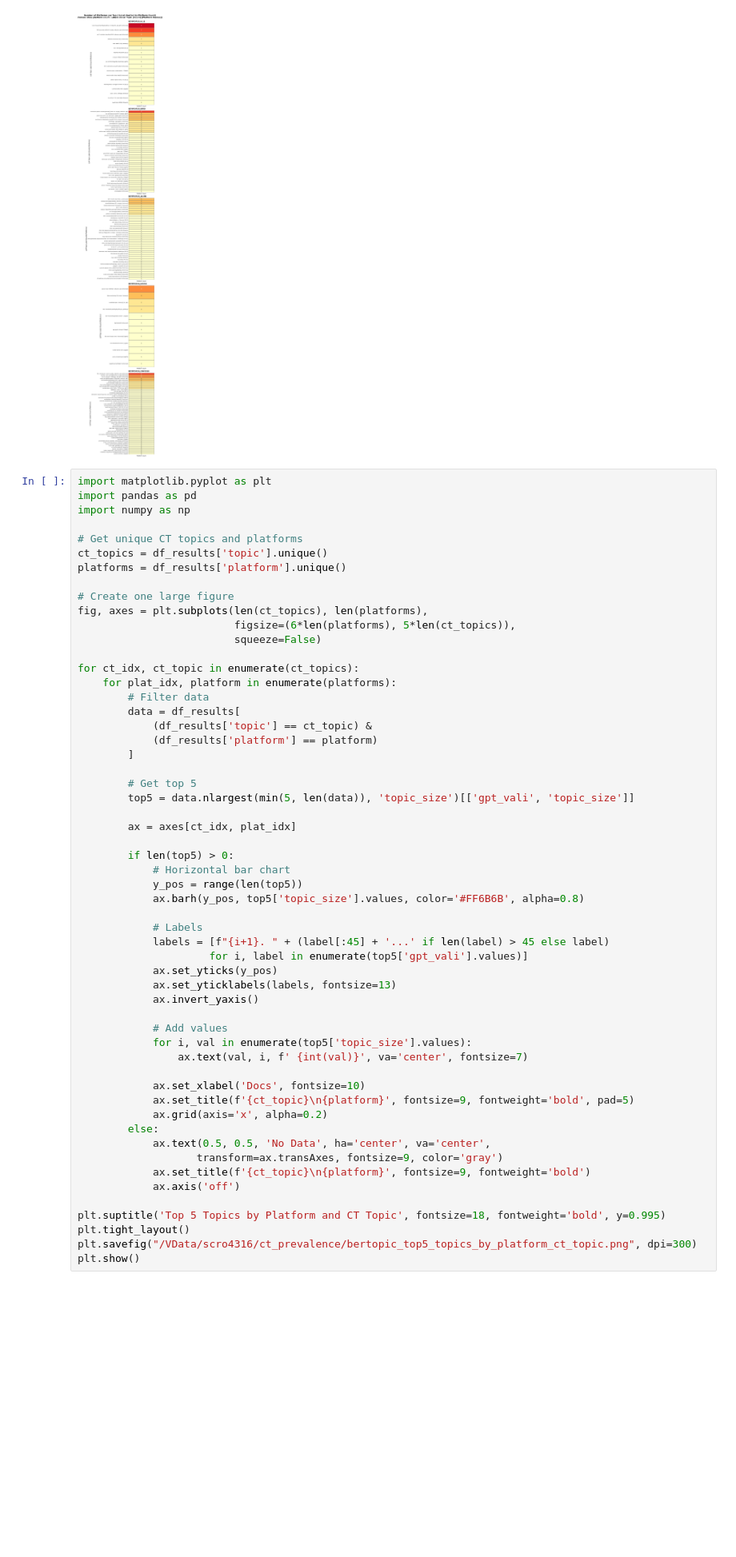
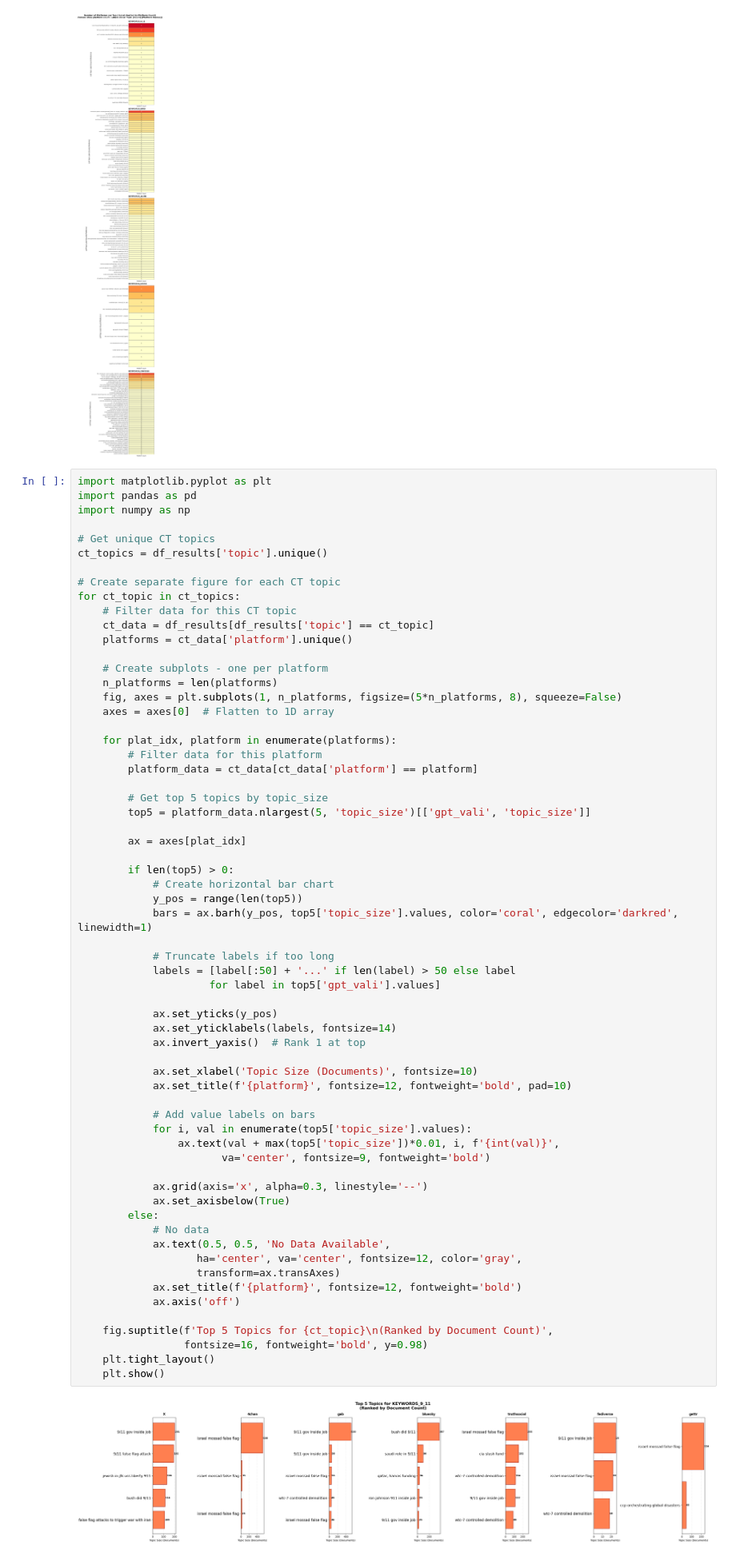
Before and after one commit to calvinchengyx/ct_prevalence, a Jupyter notebook: bertopic_pipeline/4_results.ipynb, the cells around one changed output. Shown at 80% size. Saved outputs shown, nothing was run; the diff lists cells and outputs as text; blank space fills up the shorter version.

```diff
--- a/bertopic_pipeline/4_results.ipynb
+++ b/bertopic_pipeline/4_results.ipynb
@@ -129,56 +129,65 @@ plt.show()
 # %%
 import matplotlib.pyplot as plt
 import pandas as pd
 import numpy as np
 
-# Get unique CT topics and platforms
+# Get unique CT topics
 ct_topics = df_results['topic'].unique()
-platforms = df_results['platform'].unique()
 
-# Create one large figure
-fig, axes = plt.subplots(len(ct_topics), len(platforms),
-                         figsize=(6*len(platforms), 5*len(ct_topics)),
-                         squeeze=False)
+# Create separate figure for each CT topic
+for ct_topic in ct_topics:
+    # Filter data for this CT topic
+    ct_data = df_results[df_results['topic'] == ct_topic]
+    platforms = ct_data['platform'].unique()
 
-for ct_idx, ct_topic in enumerate(ct_topics):
+    # Create subplots - one per platform
+    n_platforms = len(platforms)
+    fig, axes = plt.subplots(1, n_platforms, figsize=(5*n_platforms, 8), squeeze=False)
+    axes = axes[0]  # Flatten to 1D array
+
     for plat_idx, platform in enumerate(platforms):
-        # Filter data
-        data = df_results[
-            (df_results['topic'] == ct_topic) &
-            (df_results['platform'] == platform)
-        ]
+        # Filter data for this platform
+        platform_data = ct_data[ct_data['platform'] == platform]
 
-        # Get top 5
-        top5 = data.nlargest(min(5, len(data)), 'topic_size')[['gpt_vali', 'topic_size']]
+        # Get top 5 topics by topic_size
+        top5 = platform_data.nlargest(5, 'topic_size')[['gpt_vali', 'topic_size']]
 
-        ax = axes[ct_idx, plat_idx]
+        ax = axes[plat_idx]
 
         if len(top5) > 0:
-            # Horizontal bar chart
+            # Create horizontal bar chart
             y_pos = range(len(top5))
-            ax.barh(y_pos, top5['topic_size'].values, color='#FF6B6B', alpha=0.8)
+            bars = ax.barh(y_pos, top5['topic_size'].values, color='coral', edgecolor='darkred', linewidth=1)
 
-            # Labels
-            labels = [f"{i+1}. " + (label[:45] + '...' if len(label) > 45 else label)
-                     for i, label in enumerate(top5['gpt_vali'].values)]
+            # Truncate labels if too long
+            labels = [label[:50] + '...' if len(label) > 50 else label
+                     for label in top5['gpt_vali'].values]
+
             ax.set_yticks(y_pos)
-            ax.set_yticklabels(labels, fontsize=13)
-            ax.invert_yaxis()
+            ax.set_yticklabels(labels, fontsize=14)
+            ax.invert_yaxis()  # Rank 1 at top
 
-            # Add values
+            ax.set_xlabel('Topic Size (Documents)', fontsize=10)
+            ax.set_title(f'{platform}', fontsize=12, fontweight='bold', pad=10)
+
+            # Add value labels on bars
             for i, val in enumerate(top5['topic_size'].values):
-                ax.text(val, i, f' {int(val)}', va='center', fontsize=7)
+                ax.text(val + max(top5['topic_size'])*0.01, i, f'{int(val)}',
+                       va='center', fontsize=9, fontweight='bold')
 
-            ax.set_xlabel('Docs', fontsize=10)
-            ax.set_title(f'{ct_topic}\n{platform}', fontsize=9, fontweight='bold', pad=5)
-            ax.grid(axis='x', alpha=0.2)
+            ax.grid(axis='x', alpha=0.3, linestyle='--')
+            ax.set_axisbelow(True)
         else:
-            ax.text(0.5, 0.5, 'No Data', ha='center', va='center',
-                   transform=ax.transAxes, fontsize=9, color='gray')
-            ax.set_title(f'{ct_topic}\n{platform}', fontsize=9, fontweight='bold')
+            # No data
+            ax.text(0.5, 0.5, 'No Data Available',
+                   ha='center', va='center', fontsize=12, color='gray',
+                   transform=ax.transAxes)
+            ax.set_title(f'{platform}', fontsize=12, fontweight='bold')
             ax.axis('off')
 
-plt.suptitle('Top 5 Topics by Platform and CT Topic', fontsize=18, fontweight='bold', y=0.995)
-plt.tight_layout()
-plt.savefig("/VData/scro4316/ct_prevalence/bertopic_top5_topics_by_platform_ct_topic.png", dpi=300)
-plt.show()
+    fig.suptitle(f'Top 5 Topics for {ct_topic}\n(Ranked by Document Count)',
+                 fontsize=16, fontweight='bold', y=0.98)
+    plt.tight_layout()
+    plt.show()
+# %% [output]
+[figure, added]
```
Also changed, not shown: parts of 1 cell of this notebook.
